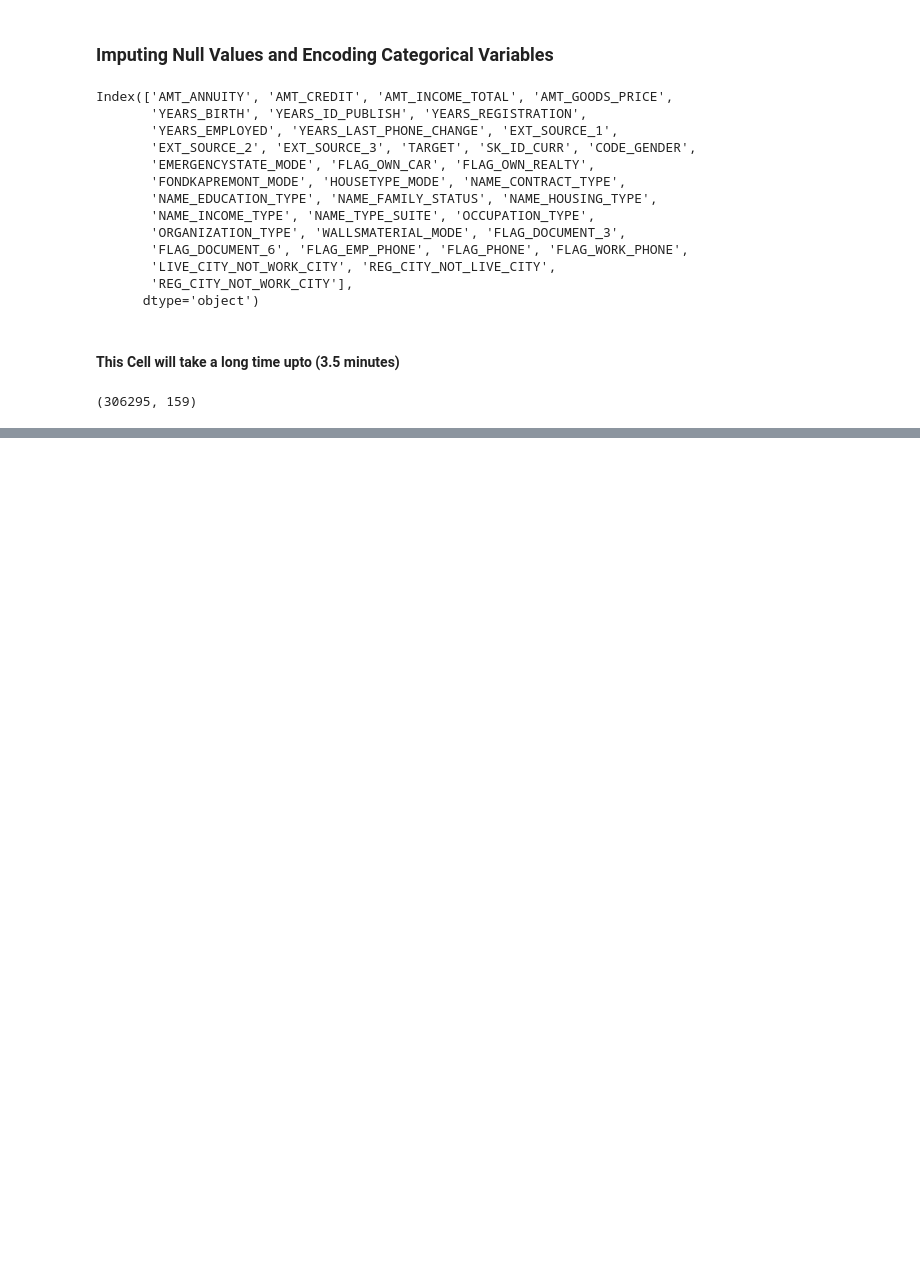
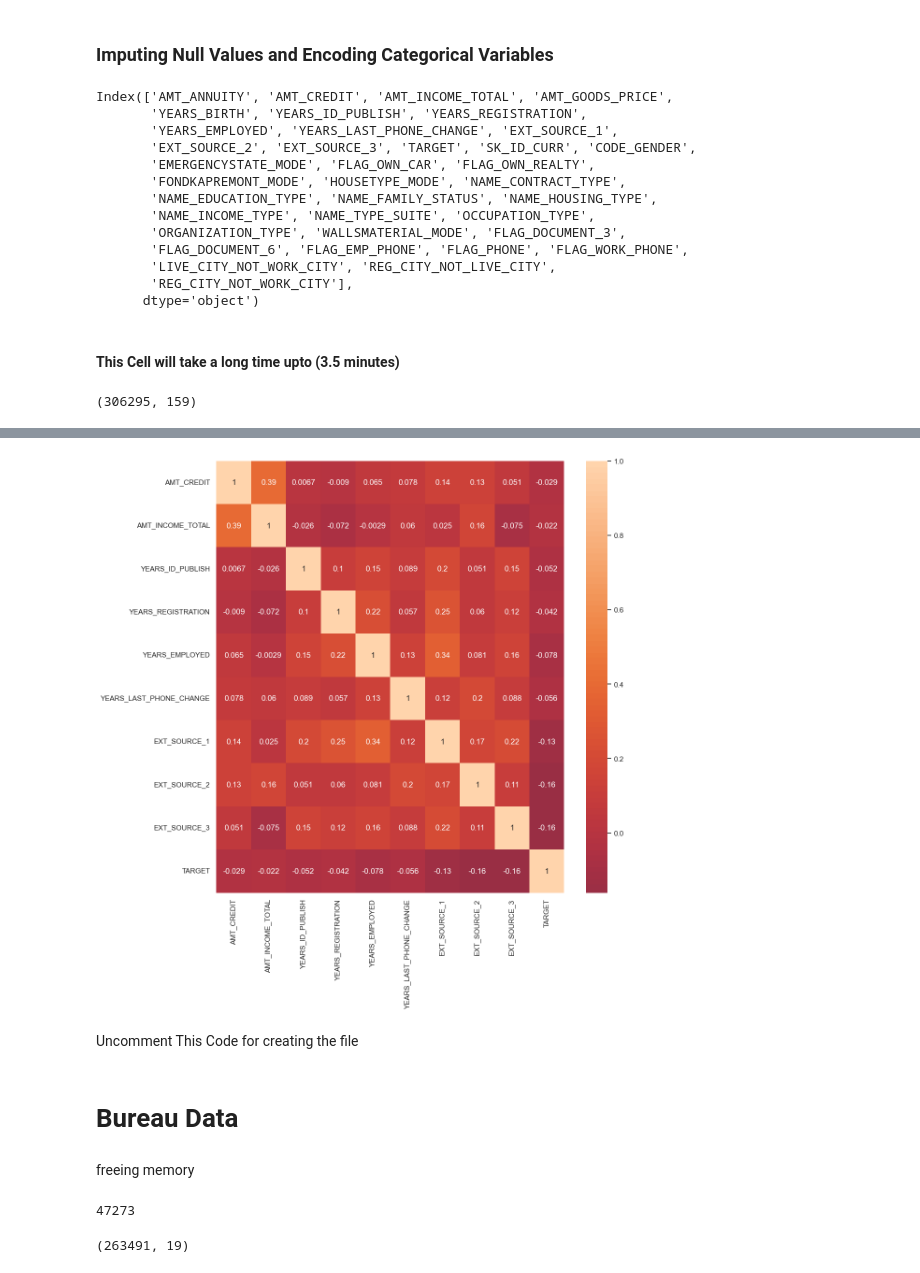
Before and after one commit to seg-fault123/bdm_project, a Jupyter notebook: further_cleaning.ipynb, the cells around one changed output, grey strips where cells are left out. Saved outputs shown, nothing was run; the diff lists cells and outputs as text; code cells hidden in the pictures; blank space fills up the shorter version.

```diff
--- a/further_cleaning.ipynb
+++ b/further_cleaning.ipynb
@@ -178,0 +193,10 @@ clean3
+# %%
+clean3.drop(labels=['AMT_ANNUITY', 'AMT_GOODS_PRICE', 'YEARS_BIRTH'], axis=1, inplace=True)
+ax=sns.heatmap(clean3[['AMT_CREDIT', 'AMT_INCOME_TOTAL', 'YEARS_ID_PUBLISH', 'YEARS_REGISTRATION',
+       'YEARS_EMPLOYED', 'YEARS_LAST_PHONE_CHANGE', 'EXT_SOURCE_1',
+       'EXT_SOURCE_2', 'EXT_SOURCE_3', 'TARGET']].corr(), annot=True, center=-1)
+ax.get_figure().set_size_inches(w=12, h=12)
+# %% [output]
+[figure, added]
+# %% [markdown]
+Uncomment This Code for creating the file
@@ -178,0 +205,18 @@ clean3
+# %% [markdown]
+# Bureau Data
+# %% [markdown]
+freeing memory
+# %%
+del main_data
+del clean1
+del clean2
+del clean3
+del outlier_frame
+gc.collect()
+# %% [output]
+47273
+# %%
+bureau_data=pd.read_csv('initial_clean_bureau.csv', keep_default_na=False, na_values='')
+bureau_data.shape
+# %% [output]
+(263491, 19)
```
Also changed, not shown: parts of 120 cells of this notebook.
